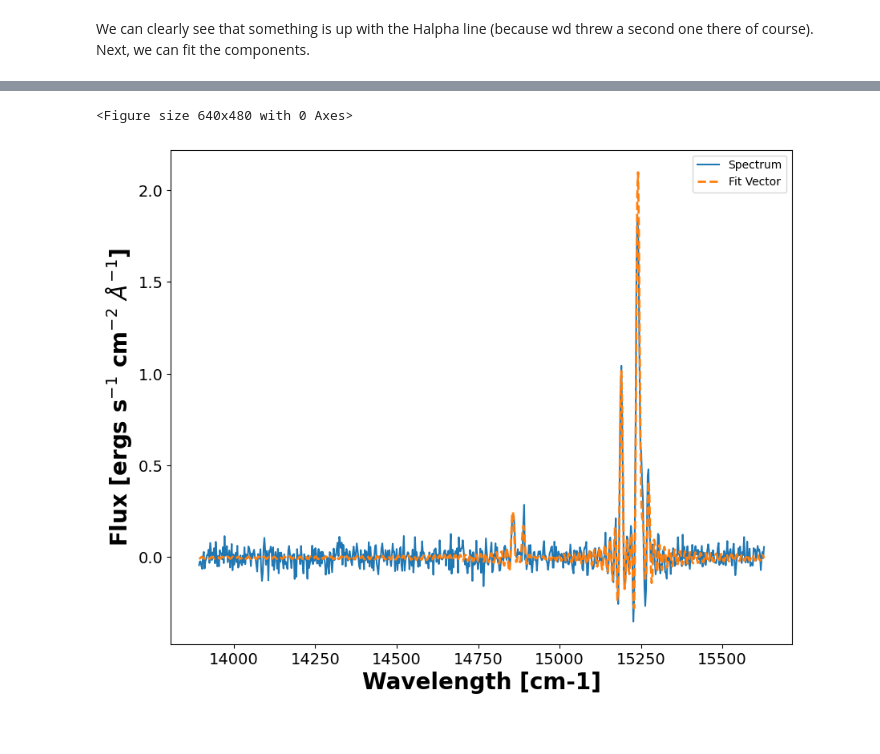
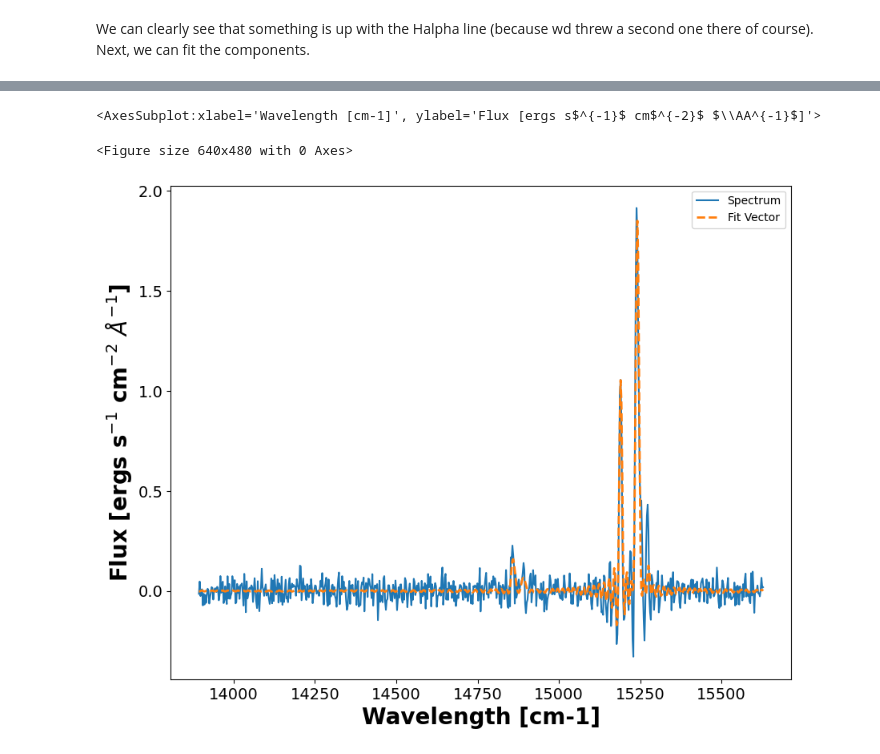
Before and after one commit to crhea93/LUCI, a Jupyter notebook: Examples/Double-Component-Fit.ipynb, the cells around one changed output, grey strips where cells are left out. Drawn from its saved outputs; the diff is of its cells as text; code cells hidden in the pictures.

```diff
--- a/Examples/Double-Component-Fit.ipynb
+++ b/Examples/Double-Component-Fit.ipynb
@@ -83,7 +83,7 @@ fit = lfit.Fit(spectrum.astype(np.double), spectrum_axis.astype(np.double), wave
                keras.models.load_model('/home/carterrhea/Documents/LUCI/ML/R5000-PREDICTOR-I-SN3'),
                bayes_bool=False, #, uncertainty_bool=True
                n_stoch=1,
-               spec_min=14750, spec_max=15350
+               #spec_min=14750, spec_max=15350
                )
 fit_dict = fit.fit()
 lplt.plot_fit(spectrum_axis, spectrum, fit_dict['fit_vector'])
@@ -92,5 +96,6 @@ lplt.plot_fit(spectrum_axis, spectrum, fit_dict['fit_vector'])
-<Figure size 640x480 with 0 Axes>
+<AxesSubplot:xlabel='Wavelength [cm-1]', ylabel='Flux [ergs s$^{-1}$ cm$^{-2}$ $\\AA^{-1}$]'>
+<Figure size 640x480 with 0 Axes>
-[figure, old version]
+[figure, new version]
 # %%
 fit_dict
 # %% [output]
```
Also changed, not shown: parts of 4 cells of this notebook, 3 other files.
